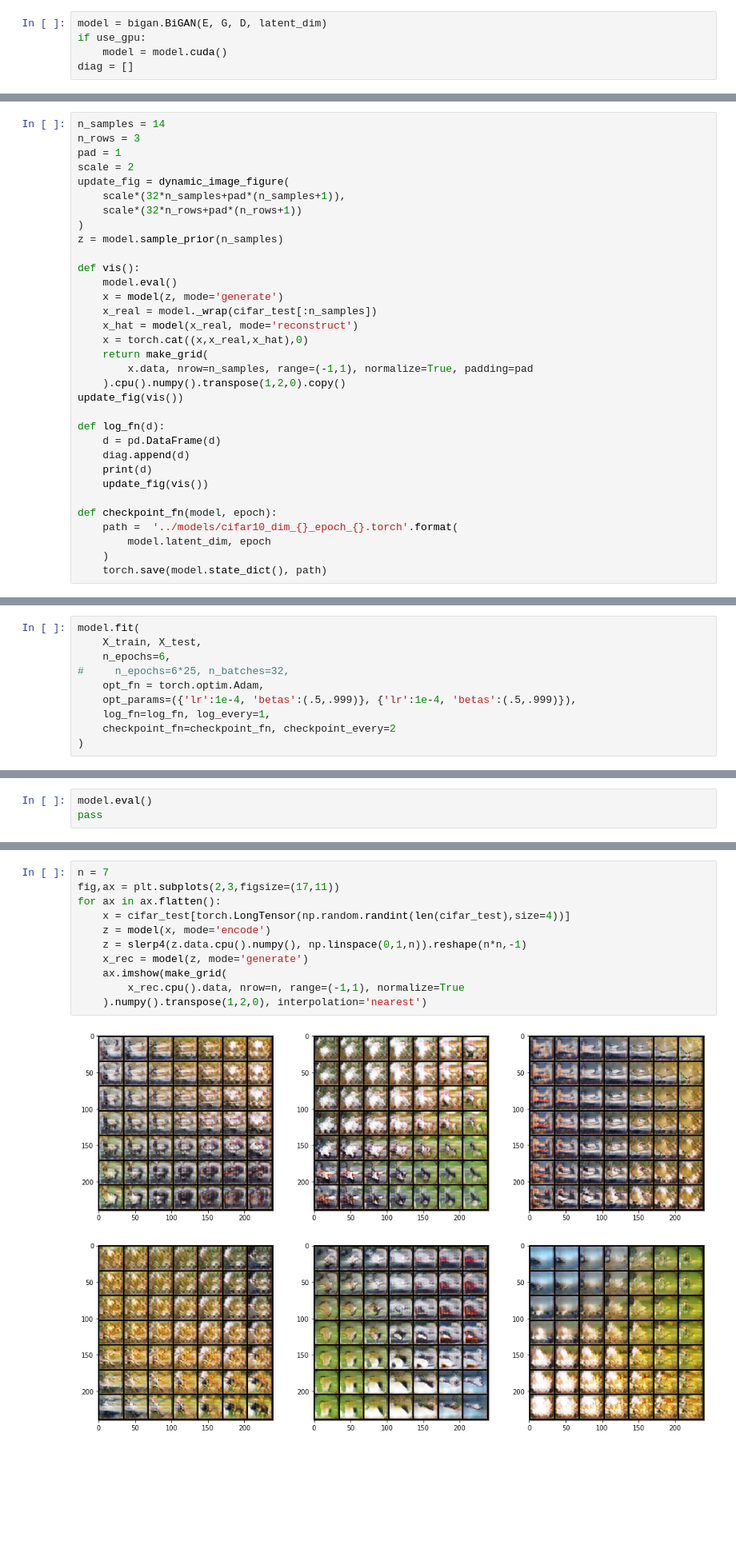
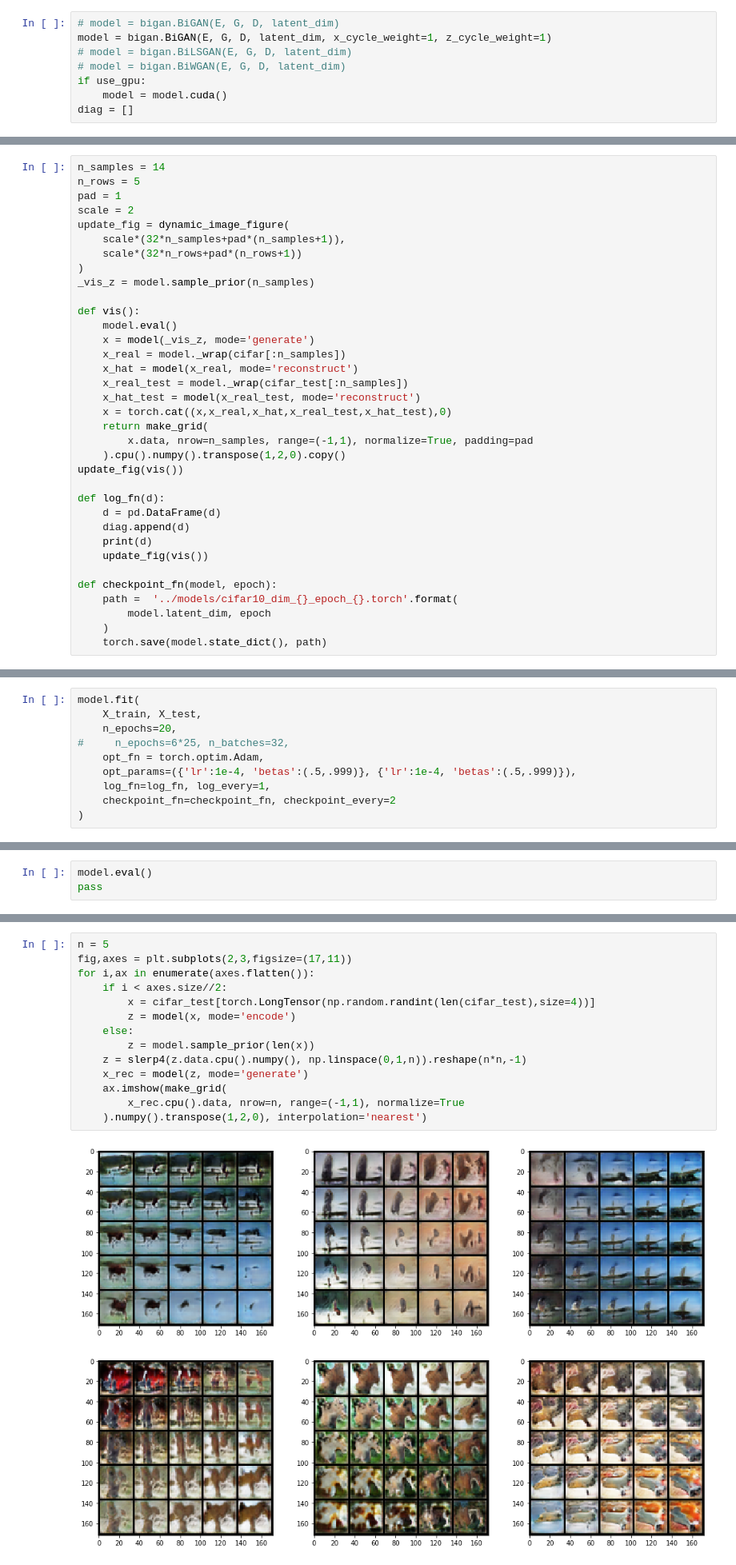
Before and after one commit to victor-shepardson/bigan-project, a Jupyter notebook: bigan/examples/CIFAR.ipynb, the cells around one changed output, grey strips where cells are left out. Shown at 80% size. Drawn from its saved outputs; the diff is of its cells as text; blank space fills up the shorter version.

```diff
--- a/bigan/examples/CIFAR.ipynb
+++ b/bigan/examples/CIFAR.ipynb
@@ -395,5 +352,8 @@ assert D(t, tz).size() == (batch_size,1)
 # %%
-model = bigan.BiGAN(E, G, D, latent_dim)
+# model = bigan.BiGAN(E, G, D, latent_dim)
+model = bigan.BiGAN(E, G, D, latent_dim, x_cycle_weight=1, z_cycle_weight=1)
+# model = bigan.BiLSGAN(E, G, D, latent_dim)
+# model = bigan.BiWGAN(E, G, D, latent_dim)
 if use_gpu:
     model = model.cuda()
 diag = []
@@ -403,21 +363,23 @@ diag = []
 #     )))
 # %%
 n_samples = 14
-n_rows = 3
+n_rows = 5
 pad = 1
 scale = 2
 update_fig = dynamic_image_figure(
     scale*(32*n_samples+pad*(n_samples+1)),
     scale*(32*n_rows+pad*(n_rows+1))
 )
-z = model.sample_prior(n_samples)
+_vis_z = model.sample_prior(n_samples)
 
 def vis():
     model.eval()
-    x = model(z, mode='generate')
-    x_real = model._wrap(cifar_test[:n_samples])
+    x = model(_vis_z, mode='generate')
+    x_real = model._wrap(cifar[:n_samples])
     x_hat = model(x_real, mode='reconstruct')
-    x = torch.cat((x,x_real,x_hat),0)
+    x_real_test = model._wrap(cifar_test[:n_samples])
+    x_hat_test = model(x_real_test, mode='reconstruct')
+    x = torch.cat((x,x_real,x_hat,x_real_test,x_hat_test),0)
     return make_grid(
         x.data, nrow=n_samples, range=(-1,1), normalize=True, padding=pad
     ).cpu().numpy().transpose(1,2,0).copy()
@@ -439,7 +401,7 @@ def checkpoint_fn(model, epoch):
 # %%
 model.fit(
     X_train, X_test,
-    n_epochs=6,
+    n_epochs=20,
 #     n_epochs=6*25, n_batches=32,
     opt_fn = torch.optim.Adam,
     opt_params=({'lr':1e-4, 'betas':(.5,.999)}, {'lr':1e-4, 'betas':(.5,.999)}),
@@ -565,15 +526,18 @@ def slerp4(z, t):
         slerp(z[2], z[3], t),
         t)
 # %%
-n = 7
-fig,ax = plt.subplots(2,3,figsize=(17,11))
-for ax in ax.flatten():
-    x = cifar_test[torch.LongTensor(np.random.randint(len(cifar_test),size=4))]
-    z = model(x, mode='encode')
+n = 5
+fig,axes = plt.subplots(2,3,figsize=(17,11))
+for i,ax in enumerate(axes.flatten()):
+    if i < axes.size//2:
+        x = cifar_test[torch.LongTensor(np.random.randint(len(cifar_test),size=4))]
+        z = model(x, mode='encode')
+    else:
+        z = model.sample_prior(len(x))
     z = slerp4(z.data.cpu().numpy(), np.linspace(0,1,n)).reshape(n*n,-1)
     x_rec = model(z, mode='generate')
     ax.imshow(make_grid(
         x_rec.cpu().data, nrow=n, range=(-1,1), normalize=True
     ).numpy().transpose(1,2,0), interpolation='nearest')
 # %% [output]
-[figure, old version]
+[figure, new version]
```
Also changed, not shown: parts of 12 cells of this notebook, 1 other file.
